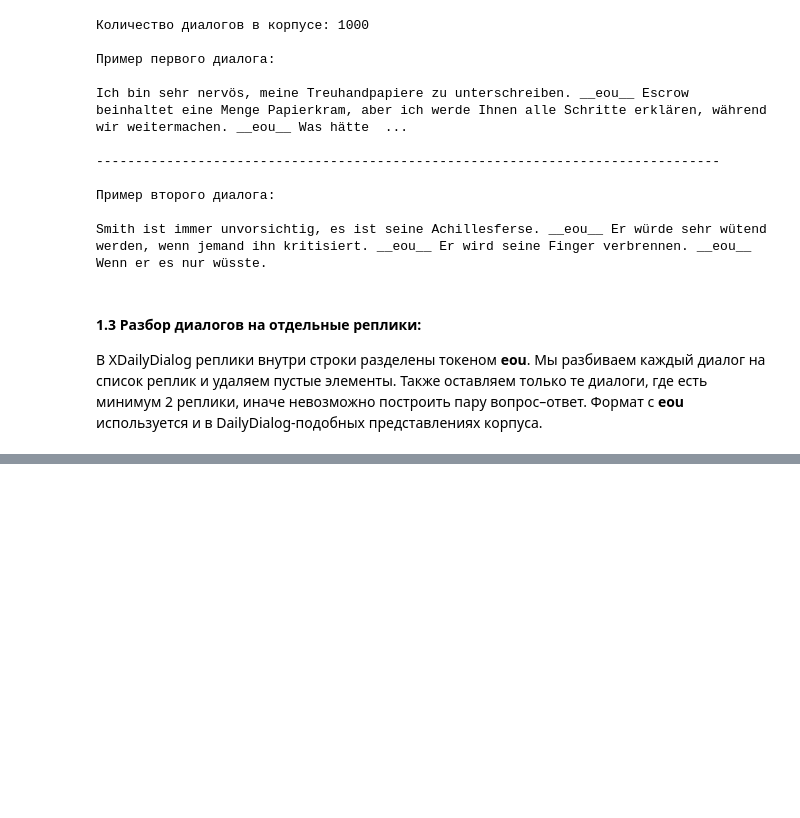
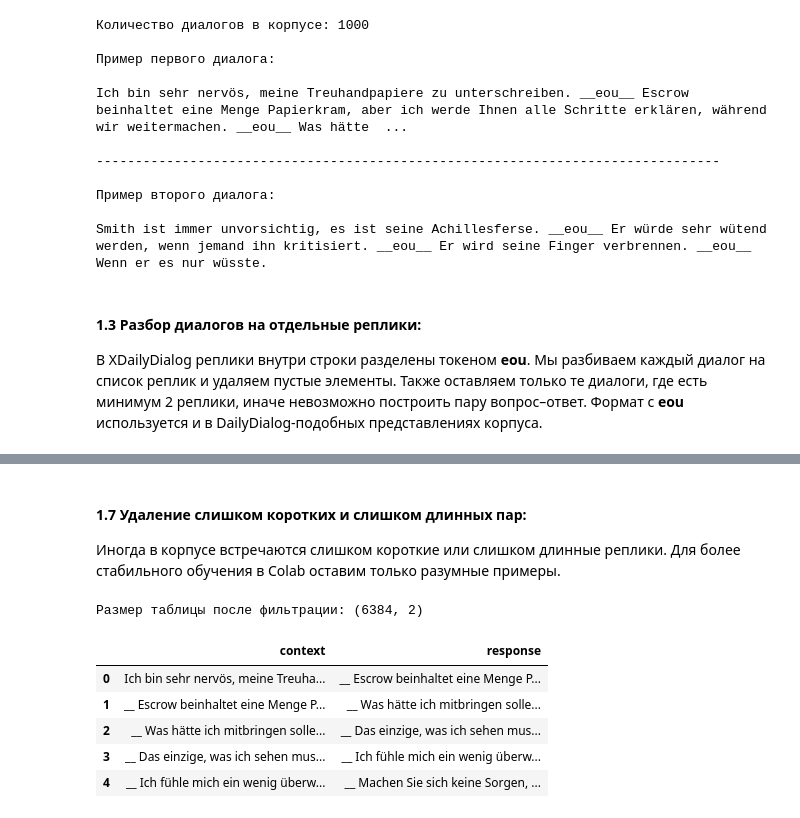
Before and after one commit to tarasovEgor/DeepLearningKurs, a Jupyter notebook: src/lab_2/llm_transformer_lab_2.ipynb, the cells around one changed output, grey strips where cells are left out. Drawn from its saved outputs; the diff is of its cells as text; code cells hidden in the pictures; blank space fills up the shorter version.

```diff
--- a/src/lab_2/llm_transformer_lab_2.ipynb
+++ b/src/lab_2/llm_transformer_lab_2.ipynb
@@ -243,0 +290,25 @@ print("Медиана:", np.median(dialogue_lengths))
+# %% [markdown]
+#### 1.7 Удаление слишком коротких и слишком длинных пар:
+
+Иногда в корпусе встречаются слишком короткие или слишком длинные реплики.
+Для более стабильного обучения в Colab оставим только разумные примеры.
+# %%
+def is_valid_text(text, min_len=2, max_len=200):
+    text = text.strip()
+    return min_len <= len(text.split()) <= max_len
+
+pairs_df = pairs_df[
+    pairs_df["context"].apply(is_valid_text) &
+    pairs_df["response"].apply(is_valid_text)
+].reset_index(drop=True)
+
+print("Размер таблицы после фильтрации:", pairs_df.shape)
+pairs_df.head()
+# %% [output]
+Размер таблицы после фильтрации: (6384, 2)
+|  | context | response |
+| 0 | Ich bin sehr nervös, meine Treuha... | __ Escrow beinhaltet eine Menge P... |
+| 1 | __ Escrow beinhaltet eine Menge P... | __ Was hätte ich mitbringen solle... |
+| 2 | __ Was hätte ich mitbringen solle... | __ Das einzige, was ich sehen mus... |
+| 3 | __ Das einzige, was ich sehen mus... | __ Ich fühle mich ein wenig überw... |
+| 4 | __ Ich fühle mich ein wenig überw... | __ Machen Sie sich keine Sorgen, ... |
```
Also changed, not shown: parts of 11 cells of this notebook.
